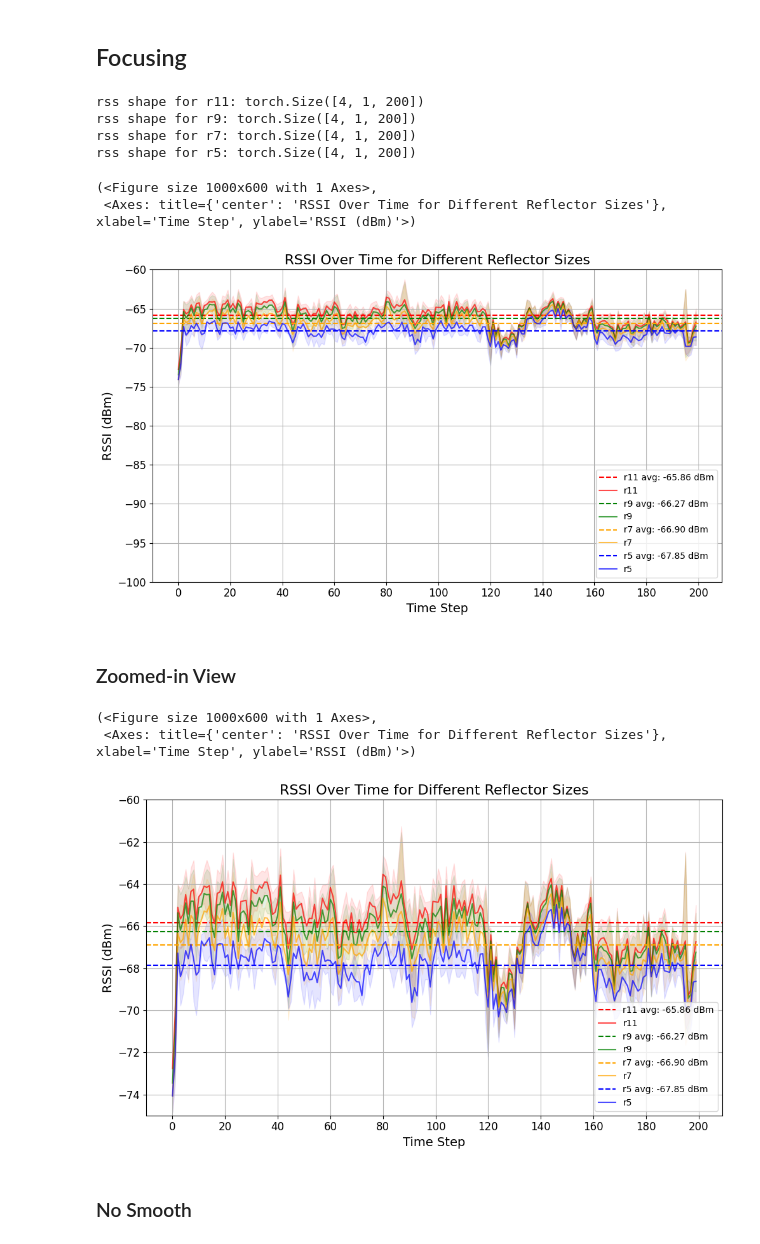
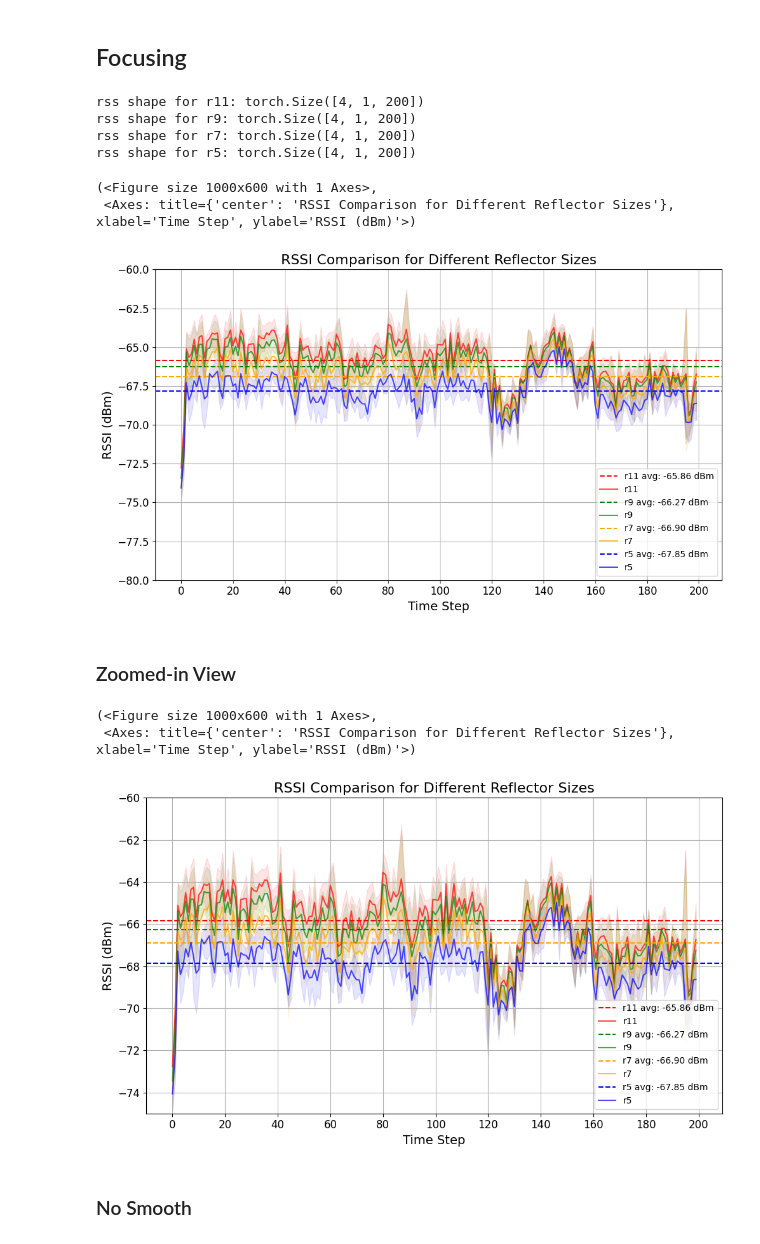
Before and after one commit to hieutrungle/saris_revised, a Jupyter notebook: rs/notebook/hallway_tracking_xfast_results.ipynb, the cells around one changed output. Drawn from its saved outputs; the diff is of its cells as text; code cells hidden in the pictures.

```diff
--- a/rs/notebook/hallway_tracking_xfast_results.ipynb
+++ b/rs/notebook/hallway_tracking_xfast_results.ipynb
@@ -97,47 +97,47 @@ def plot_rssi(rssis, title, ymin=-100, ymax=-55, is_smooth=True, colors=None, xv
 # %%
 focusing_results = {
     "r11": all_results["r11"],
     "r9": all_results["r9"],
     "r7": all_results["r7"],
     "r5": all_results["r5"],
 }
 focusing_rssis = {}
 for key, result in focusing_results.items():
     rss = result["agents", "cur_rss"].cpu()
     rss = [rss[..., 0, i:i+1] for i in range(rss.shape[-1])]
     rss = torch.cat(rss, dim=-1)
     tmp = rss.mean(dim=-1)
     tmp = tmp[..., 1::2]
     print(f"rss shape for {key}: {tmp.shape}")
     focusing_rssis[key] = 10 * torch.log10(tmp + 1e-13) + 30  # Convert to dBm
 
 focusing_colors = {
         "r11": "red",
         "r9": "green",
         "r7": "orange",
         "r5": "blue",
         }
-plot_rssi(focusing_rssis, "RSSI Over Time for Different Reflector Sizes",
-          ymin=-100, ymax=-60, colors=focusing_colors, is_smooth=True,
+plot_rssi(focusing_rssis, "RSSI Comparison for Different Reflector Sizes",
+          ymin=-80, ymax=-60, colors=focusing_colors, is_smooth=True,
             interval = 1)
 # %% [output]
 rss shape for r11: torch.Size([4, 1, 200])
 rss shape for r9: torch.Size([4, 1, 200])
 rss shape for r7: torch.Size([4, 1, 200])
 rss shape for r5: torch.Size([4, 1, 200])
 (<Figure size 1000x600 with 1 Axes>,
- <Axes: title={'center': 'RSSI Over Time for Different Reflector Sizes'}, xlabel='Time Step', ylabel='RSSI (dBm)'>)
+ <Axes: title={'center': 'RSSI Comparison for Different Reflector Sizes'}, xlabel='Time Step', ylabel='RSSI (dBm)'>)
-[figure, old version]
+[figure, new version]
 # %% [markdown]
 ### Zoomed-in View
 # %%
-plot_rssi(focusing_rssis, "RSSI Over Time for Different Reflector Sizes",
+plot_rssi(focusing_rssis, "RSSI Comparison for Different Reflector Sizes",
           ymin=-75, ymax=-60, colors=focusing_colors, is_smooth=True,
             interval = 1)
 # %% [output]
 (<Figure size 1000x600 with 1 Axes>,
- <Axes: title={'center': 'RSSI Over Time for Different Reflector Sizes'}, xlabel='Time Step', ylabel='RSSI (dBm)'>)
+ <Axes: title={'center': 'RSSI Comparison for Different Reflector Sizes'}, xlabel='Time Step', ylabel='RSSI (dBm)'>)
-[figure, old version]
+[figure, new version]
 # %% [markdown]
 ### No Smooth
 # %%
```
Also changed, not shown: parts of 2 cells of this notebook.
